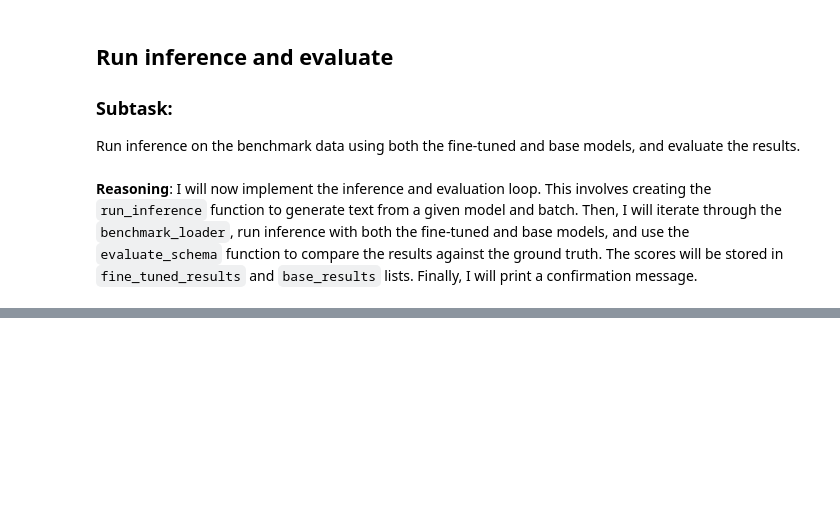
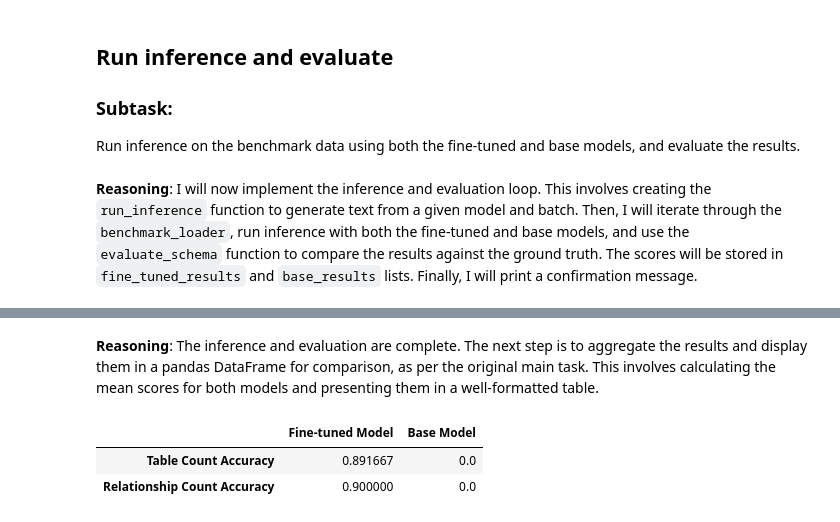
Before and after one commit to dvnguyen02/dbdiagram2SQLschema, a Jupyter notebook: notebooks/finetuning.ipynb, the cells around one changed output, grey strips where cells are left out. Saved outputs shown, nothing was run; the diff lists cells and outputs as text; code cells hidden in the pictures; blank space fills up the shorter version.

```diff
--- a/notebooks/finetuning.ipynb
+++ b/notebooks/finetuning.ipynb
@@ -67,7 +68,7 @@ import json
 from pathlib import Path
 
 # Load real schema dataset from training.py approach
-dataset_file = Path("/content/real_diagrams/training_dataset.json")
+dataset_file = Path("/content/generated_diagrams/training_dataset.json")
 
 if not dataset_file.exists():
     print(f"❌ Dataset not found: {dataset_file}")
@@ -819,7 +802,7 @@ model = Qwen2_5_VLForConditionalGeneration.from_pretrained(model_id, torch_dtype
 
 # Load a sample image.
 # Note: You may need to upload 'real_diagrams.zip' and unzip it first for this to work.
-sample_image_path = "real_diagrams/images/schema_0000.png"
+sample_image_path = "generated_diagrams/images/schema_0000.png"
 try:
     image = Image.open(sample_image_path).convert("RGB")
 
@@ -1083,0 +1242,15 @@ Inference and evaluation complete.
+# %%
+from torch.utils.data import Subset, DataLoader
+
+# Create a smaller subset of the eval_dataset
+eval_subset = Subset(eval_dataset, range(20))
+
+# Create a DataLoader for the subset
+benchmark_loader = DataLoader(
+    eval_subset,
+    batch_size=1,
+    collate_fn=evaluating_collate_fn
+)
+
+# Print the number of batches to confirm
+print(f"Number of batches in benchmark_loader: {len(benchmark_loader)}")
@@ -1083,0 +1389,33 @@ Inference and evaluation complete.
+# %% [markdown]
+**Reasoning**:
+The inference and evaluation are complete. The next step is to aggregate the results and display them in a pandas DataFrame for comparison, as per the original main task. This involves calculating the mean scores for both models and presenting them in a well-formatted table.
+# %%
+import pandas as pd
+
+# Convert lists of dictionaries to DataFrames
+fine_tuned_df = pd.DataFrame(fine_tuned_results)
+base_df = pd.DataFrame(base_results)
+
+# Calculate the mean scores
+fine_tuned_mean_scores = fine_tuned_df.mean()
+base_mean_scores = base_df.mean()
+
+# Create a summary DataFrame
+summary_data = {
+    'Fine-tuned Model': fine_tuned_mean_scores,
+    'Base Model': base_mean_scores
+}
+summary_df = pd.DataFrame(summary_data)
+
+# Rename index for clarity
+summary_df = summary_df.rename(index={
+    'table_count_accuracy': 'Table Count Accuracy',
+    'relationship_count_accuracy': 'Relationship Count Accuracy'
+})
+
+# Display the summary DataFrame
+display(summary_df)
+# %% [output]
+|  | Fine-tuned Model | Base Model |
+| Table Count Accuracy | 0.891667 | 0.0 |
+| Relationship Count Accuracy | 0.900000 | 0.0 |
```
Also changed, not shown: parts of 48 cells of this notebook, 2 other files.
